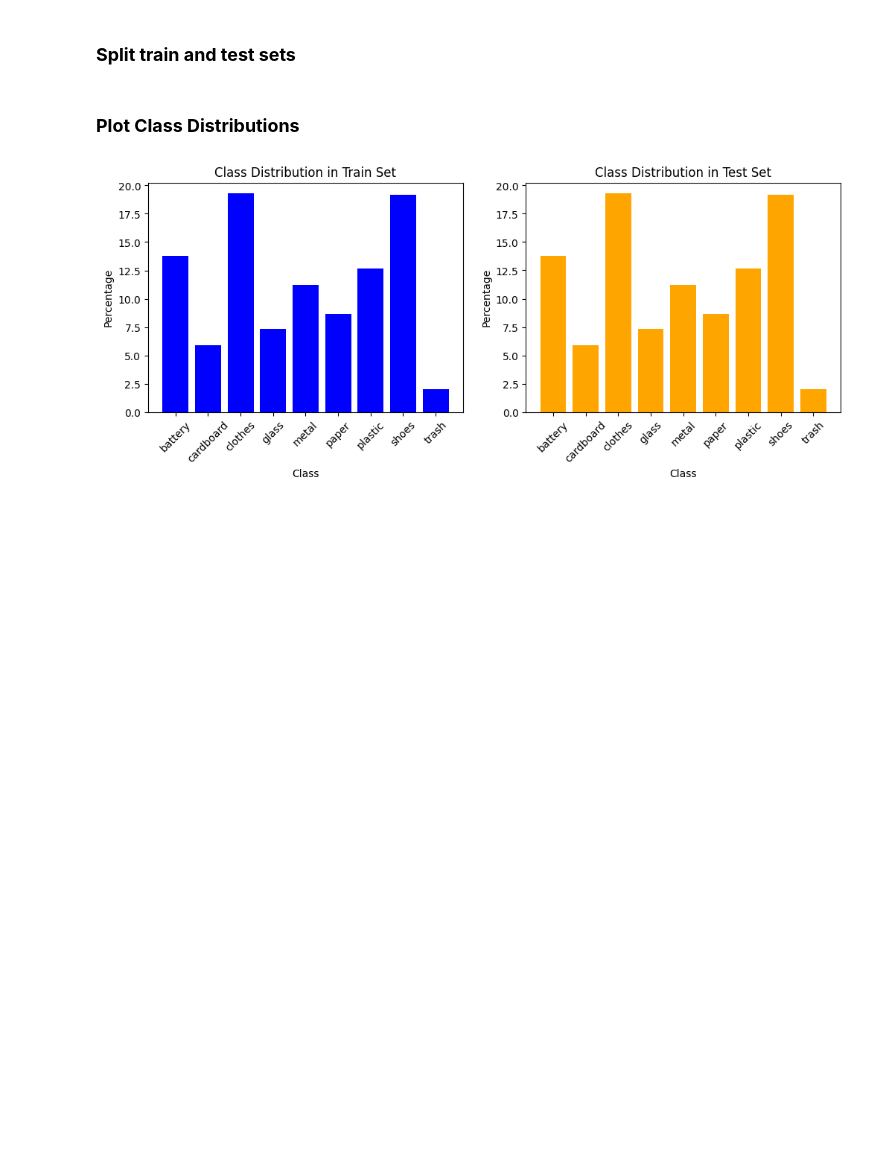
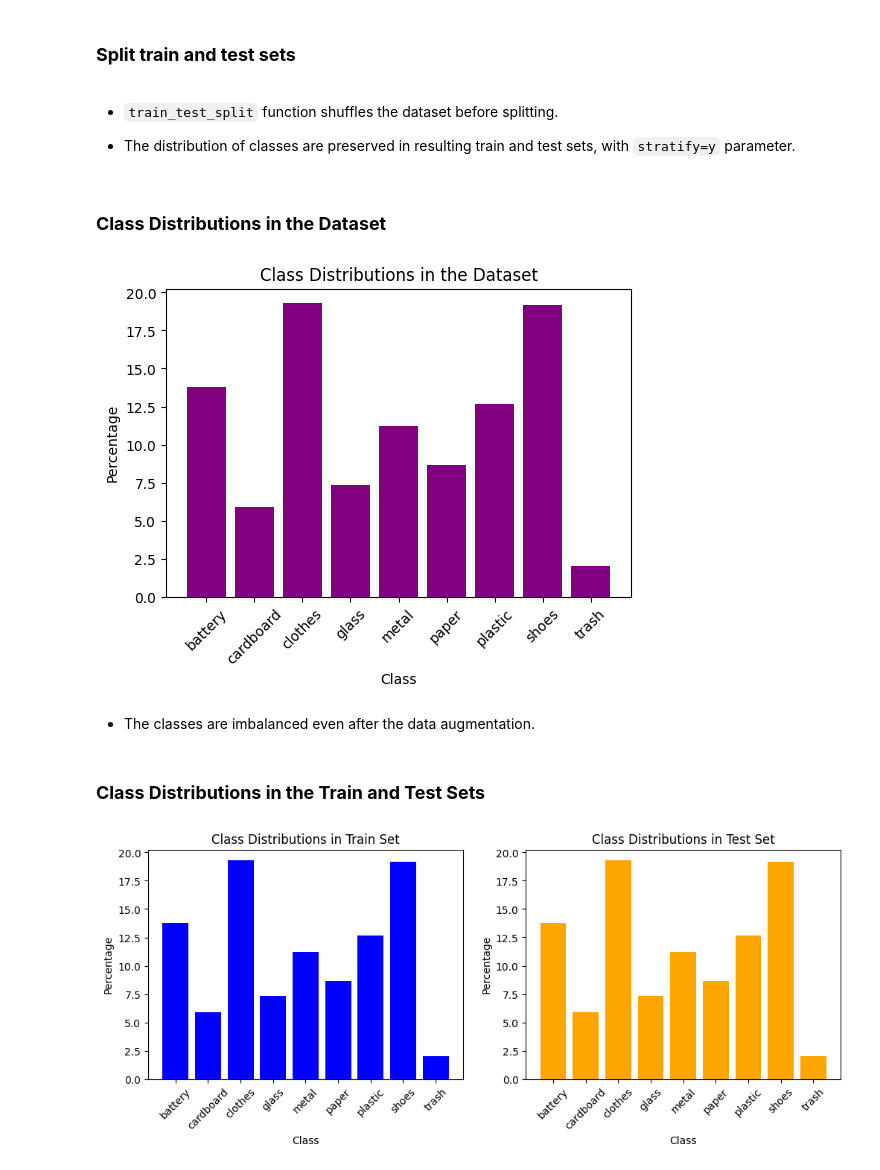
Before and after one commit to merensoykok/Waste-Classification-by-Image, a Jupyter notebook: Week5.ipynb, the cells around one changed output. Saved outputs shown, nothing was run; the diff lists cells and outputs as text; code cells hidden in the pictures; blank space fills up the shorter version.

Commit message:
added distribution and .npy save

```diff
--- a/Week5.ipynb
+++ b/Week5.ipynb
@@ -114,6 +114,37 @@ from sklearn.model_selection import train_test_split
 
 # The resulting splits are stratified, which means class balance is preserved
 X_train, X_test, y_train, y_test = train_test_split(X, y, test_size=0.2, random_state=42, shuffle=True, stratify=y)
+# %% [markdown]
+* `train_test_split` function shuffles the dataset before splitting.
+
+* The distribution of classes are preserved in resulting train and test sets, with `stratify=y` parameter.
 # %% [markdown]
-### **Plot Class Distributions**
+### **Class Distributions in the Dataset**
+# %%
+# Unique classes in the dataset
+classes = np.unique(y)
+
+# Count occurrences of each class in the dataset
+dataset_counts = np.bincount(y, minlength=len(classes))
+
+# Convert counts to percentages
+dataset_percentages = (dataset_counts / len(y)) * 100
+
+# Plot class distributions for the dataset
+fig, ax = plt.subplots(1, 1, figsize=(6,4))
+decoded_labels = label_encoder.inverse_transform(classes)
+
+ax.bar(classes, dataset_percentages, color='purple')
+ax.set_title('Class Distributions in the Dataset')
+ax.set_xlabel('Class')
+ax.set_ylabel('Percentage')
+ax.set_xticks(range(len(classes)), decoded_labels, rotation=45)
+
+plt.show()
+# %% [output]
+[figure, added]
+# %% [markdown]
+* The classes are imbalanced even after the data augmentation.
+# %% [markdown]
+### **Class Distributions in the Train and Test Sets**
 # %%
```
Also changed, not shown: parts of 4 cells of this notebook.
